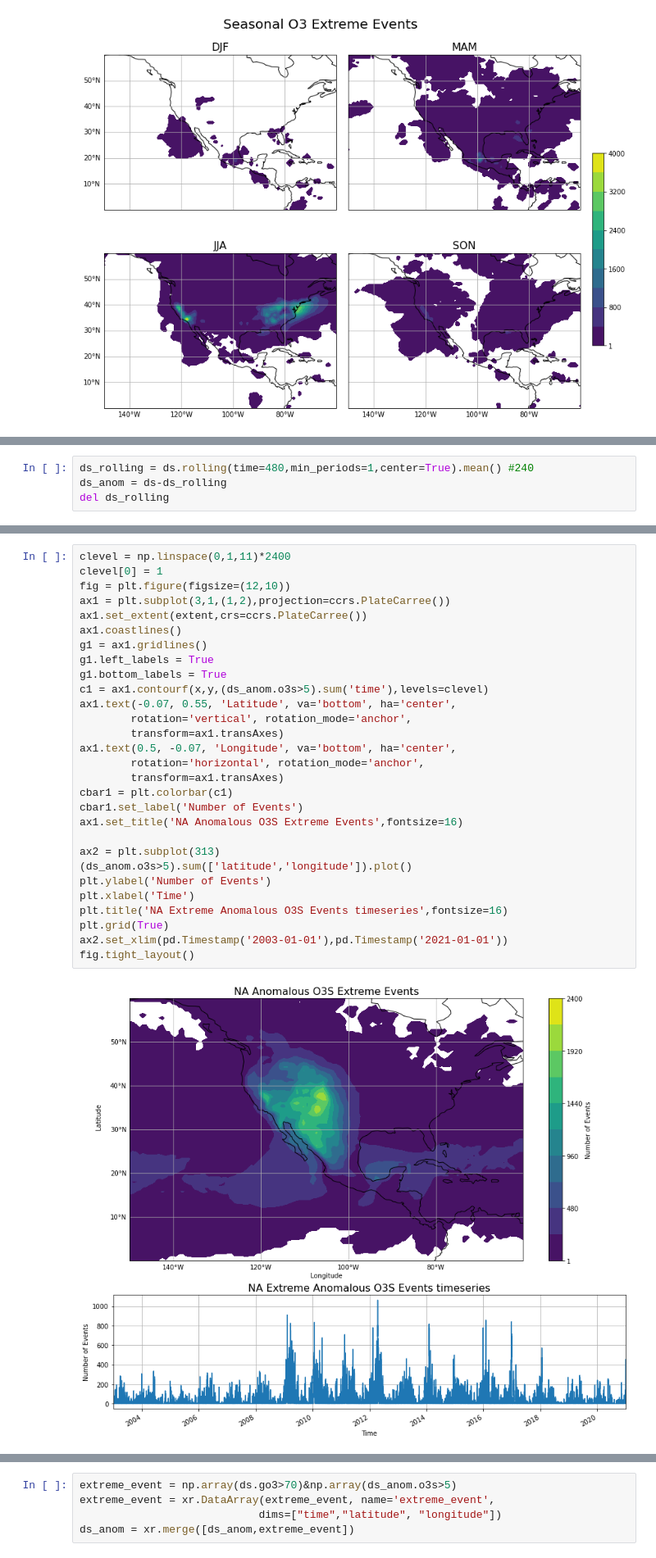
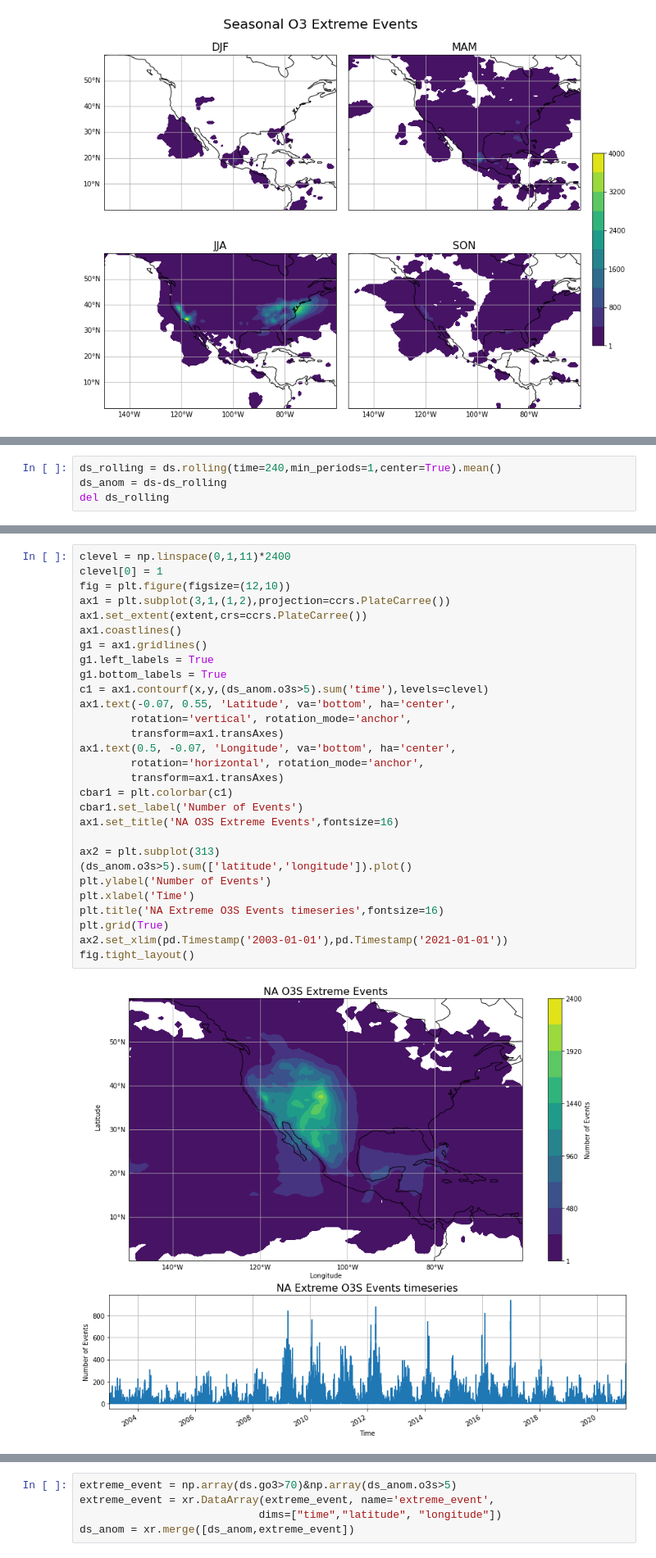
Before and after one commit to Jaewon1213/project, a Jupyter notebook: project.ipynb, the cells around one changed output, grey strips where cells are left out. Shown at 82% size. Cells and saved outputs as stored; diff of their text form.

```diff
--- a/project.ipynb
+++ b/project.ipynb
@@ -188,4 +212,4 @@ fig.colorbar(c3, cax=cbar_ax)
 # %%
-ds_rolling = ds.rolling(time=480,min_periods=1,center=True).mean() #240
+ds_rolling = ds.rolling(time=240,min_periods=1,center=True).mean()
 ds_anom = ds-ds_rolling
 del ds_rolling
@@ -192,31 +218,31 @@ del ds_rolling
 # %%
 clevel = np.linspace(0,1,11)*2400
 clevel[0] = 1
 fig = plt.figure(figsize=(12,10))
 ax1 = plt.subplot(3,1,(1,2),projection=ccrs.PlateCarree())
 ax1.set_extent(extent,crs=ccrs.PlateCarree())
 ax1.coastlines()
 g1 = ax1.gridlines()
 g1.left_labels = True
 g1.bottom_labels = True
 c1 = ax1.contourf(x,y,(ds_anom.o3s>5).sum('time'),levels=clevel)
 ax1.text(-0.07, 0.55, 'Latitude', va='bottom', ha='center',
         rotation='vertical', rotation_mode='anchor',
         transform=ax1.transAxes)
 ax1.text(0.5, -0.07, 'Longitude', va='bottom', ha='center',
         rotation='horizontal', rotation_mode='anchor',
         transform=ax1.transAxes)
 cbar1 = plt.colorbar(c1)
 cbar1.set_label('Number of Events')
-ax1.set_title('NA Anomalous O3S Extreme Events',fontsize=16)
+ax1.set_title('NA O3S Extreme Events',fontsize=16)
 
 ax2 = plt.subplot(313)
 (ds_anom.o3s>5).sum(['latitude','longitude']).plot()
 plt.ylabel('Number of Events')
 plt.xlabel('Time')
-plt.title('NA Extreme Anomalous O3S Events timeseries',fontsize=16)
+plt.title('NA Extreme O3S Events timeseries',fontsize=16)
 plt.grid(True)
 ax2.set_xlim(pd.Timestamp('2003-01-01'),pd.Timestamp('2021-01-01'))
 fig.tight_layout()
 # %% [output]
-[figure, old version]
+[figure, new version]
```
Also changed, not shown: parts of 18 cells of this notebook, 1 other file.
